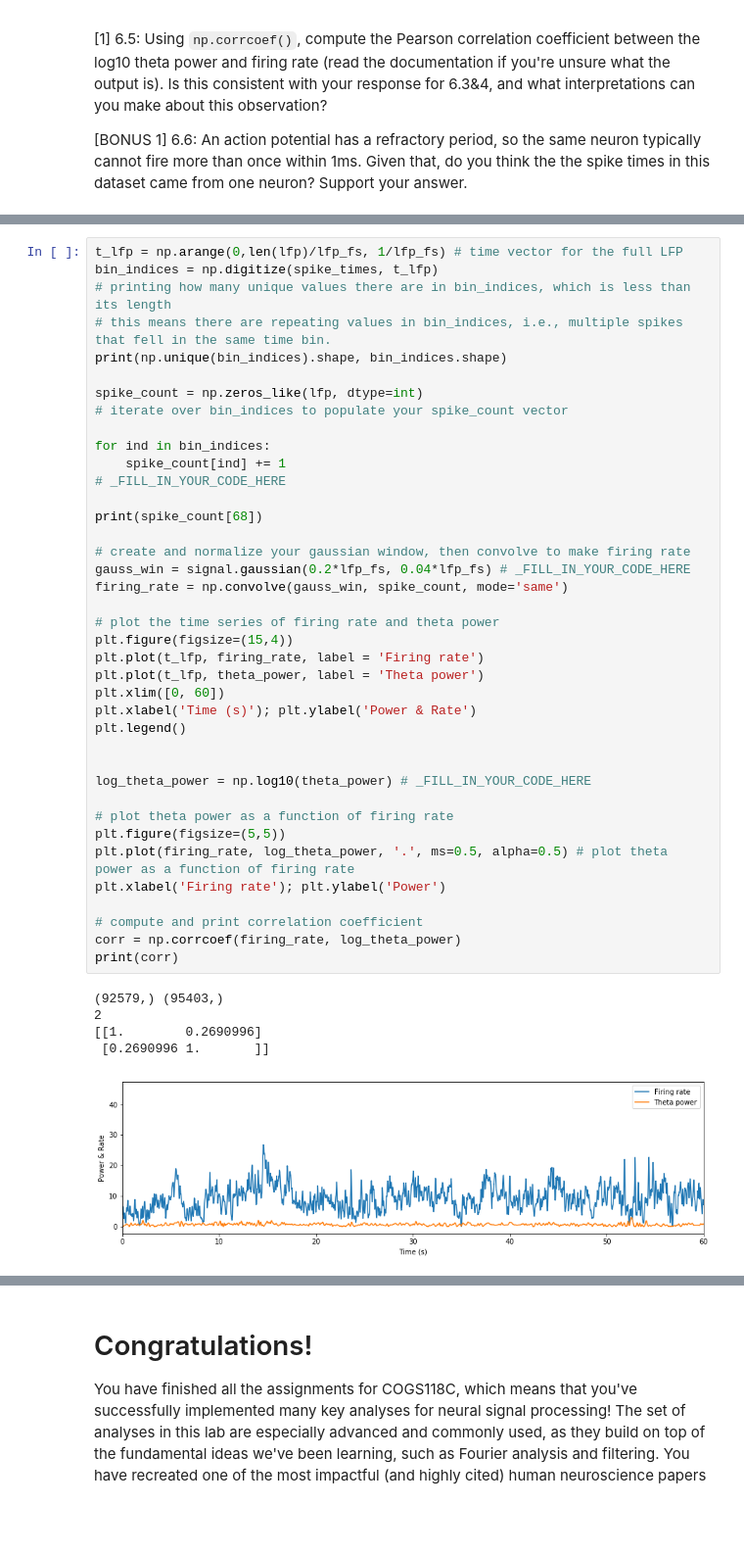
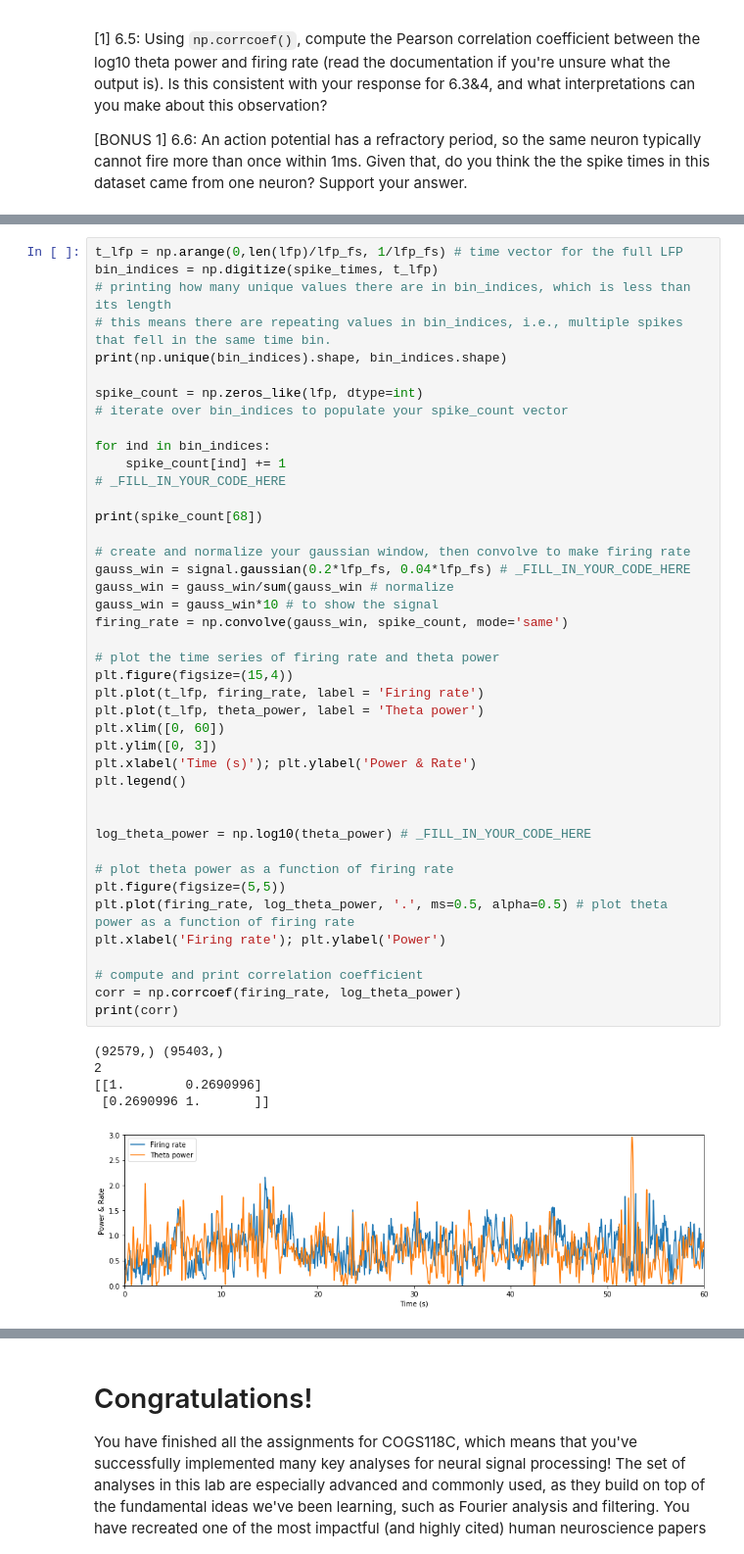
Before and after one commit to ylc020/COGS118C, a Jupyter notebook: Assignments/A4-HilbertLFPSpike.ipynb, the cells around one changed output, grey strips where cells are left out. Shown: that part at 98% size. Drawn from its saved outputs; the diff is of its cells as text; blank space fills up the shorter version.

```diff
--- a/Assignments/A4-HilbertLFPSpike.ipynb
+++ b/Assignments/A4-HilbertLFPSpike.ipynb
@@ -482,31 +480,34 @@ for ind in bin_indices:
 print(spike_count[68])
 
 # create and normalize your gaussian window, then convolve to make firing rate
 gauss_win = signal.gaussian(0.2*lfp_fs, 0.04*lfp_fs) # _FILL_IN_YOUR_CODE_HERE
+gauss_win = gauss_win/sum(gauss_win # normalize
+gauss_win = gauss_win*10 # to show the signal
 firing_rate = np.convolve(gauss_win, spike_count, mode='same')
 
 # plot the time series of firing rate and theta power
 plt.figure(figsize=(15,4))
 plt.plot(t_lfp, firing_rate, label = 'Firing rate')
 plt.plot(t_lfp, theta_power, label = 'Theta power')
 plt.xlim([0, 60])
+plt.ylim([0, 3])
 plt.xlabel('Time (s)'); plt.ylabel('Power & Rate')
 plt.legend()
 
 
 log_theta_power = np.log10(theta_power) # _FILL_IN_YOUR_CODE_HERE
 
 # plot theta power as a function of firing rate
 plt.figure(figsize=(5,5))
 plt.plot(firing_rate, log_theta_power, '.', ms=0.5, alpha=0.5) # plot theta power as a function of firing rate
 plt.xlabel('Firing rate'); plt.ylabel('Power')
 
 # compute and print correlation coefficient
 corr = np.corrcoef(firing_rate, log_theta_power)
 print(corr)
 # %% [output]
 (92579,) (95403,)
 2
 [[1.        0.2690996]
  [0.2690996 1.       ]]
-[figure, old version]
+[figure, new version]
```
Also changed, not shown: parts of 14 cells of this notebook.
